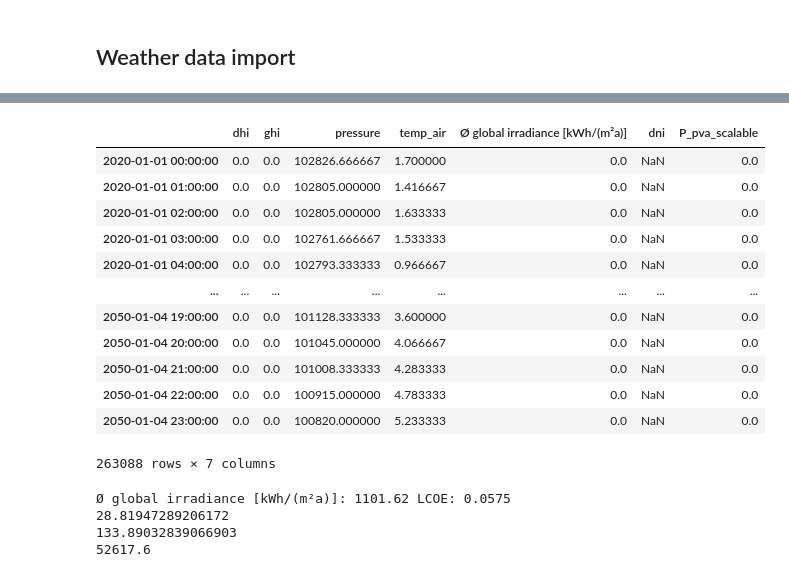
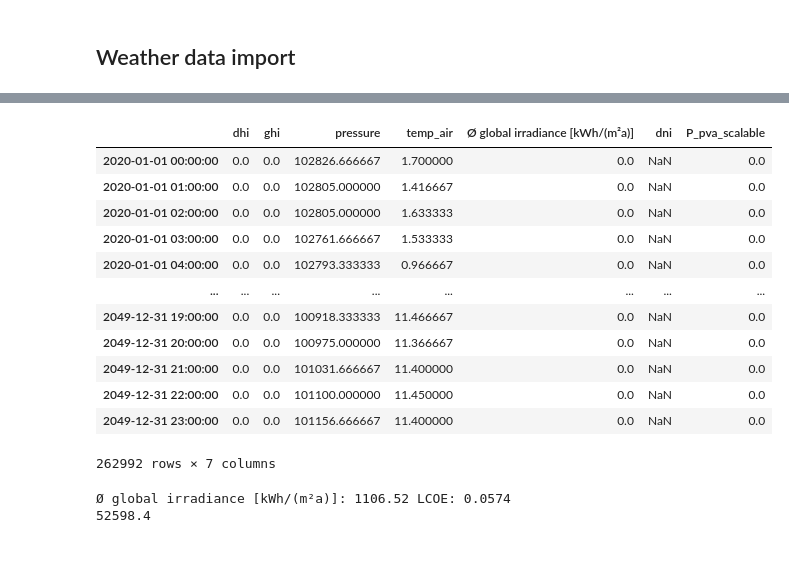
Before and after one commit to Lakim17/SERTS, a Jupyter notebook: pv_batt_opt.ipynb, the cells around one changed output, grey strips where cells are left out. Cells and saved outputs as stored; diff of their text form; code cells hidden in the pictures.

```diff
--- a/pv_batt_opt.ipynb
+++ b/pv_batt_opt.ipynb
@@ -29,10 +29,11 @@ from pyomo.opt import SolverFactory
 ## Load profile generation
 # %%
 # -- load profile
-#
-E_el_commercial = 0.45e12 # = 0.45 TWh
-E_el_agriculture = 0.15e12 # = 0.15 TWh
-E_el_households = 0.4e12 # = 0.4 TWh
+# demand
+E_el_total = 1e12 # 1 TWh
+E_el_commercial = 0.45 * E_el_total # = 0.45 TWh
+E_el_agriculture = 0.15 * E_el_total # = 0.15 TWh
+E_el_households = 0.4 * E_el_total # = 0.4 TWh
 
 # load profiles
 dict_demand_year = {}
@@ -128,7 +114,7 @@ dict_error = {}
 list_str_location = ["North", "South", "Center"]
 indexdiff_one_year = 6 * 24 * 365 # number of indices per year - leap year neglected, since shift of 10 minutes has only small influence
 list_df_location = [df_north, df_south, df_center] # temporary list for iteration, will be overwritten at the end of the loop
-list_years = ["2020", "2021", "2022", "2023", "2024"] # cleaning for each year, based on the other years
+list_years = ["2020", "2021", "2022", "2023", "2024"] # cleaning for each year, based on the other years ########################################################################### 2024 COULD BE DELETED
 list_colnames = df_north.columns.astype(str)[1:] # north is used here, but the column names apply to all stations
 for i, df_location in enumerate(list_df_location): # iteration through all location
     dict_error_measurement = {}
@@ -161,8 +147,10 @@ for i, df_location in enumerate(list_df_location): # iteration through all locat
     df_location["dhi"] *= (10000 / 600) # Conversion factor from J/(cm² * 10min) to avg W/(m²)
     df_location["pressure"] *= 100 # Conversion factor hPa to Pa
     df_location["Ø global irradiance [kWh/(m²a)]"] = df_location["ghi"] * 8.76 # Conversion factor from W/(m²) to kWh/(m²a)
+    # reduce data set to 4 years (to be able to repeat the data periodically with respect to the leap year) and resample data on hours
+    df_location = df_location.resample("h").mean()
+    df_location = df_location.loc[:"2023-12-31 23:00:00"]
     # overwrites the element in the list that stores the data frames
-    df_location = df_location.resample("h").mean()
     list_df_location[i] = df_location
 
 # vizualisation for missing values in the weather data sets
@@ -173,7 +161,7 @@ df_error = df_error.rename(index={
     "PP_10": "ambient pressure",
     "TT_10": "temperature at 2 m AGL" # above ground level
 })
-df_error.index.name = "missing values in data set"
+df_error.index.name = "missing values in data set (5 years)"
 display(df_error)
 # %% [output]
 |  | North | South | Center |
@@ -364,26 +306,25 @@ display(df_pva.round(2))
 # %%
-# -- stretch data frame to have 30 years ( life span of pv-system in frauenhofer calculation)
+# -- periodally repeat data frame to have 30 years (life span of pv-system in frauenhofer calculation)
 for i, df in enumerate(list_df_location):
-    if df.index[-1].year == 2024:
-        df = pd.concat([df] * 6)
+    if df.index[-1].year == 2023:
+        df = pd.concat(([df] * 7) + [df.loc[:"2021-12-31 23:00:00"]]) # overall 4 years times 7.5 = 30 years
         df.index = pd.date_range(start="2020-01-01", periods=len(df), freq="h")
         list_df_location[i] = df
-
-list_df_location[0]
+list_df_location[0].loc["2023-12-31 20:00:00":"2024-01-01 03:00:00"]
 # %% [output]
 |  | dhi | ghi | pressure | temp_air | Ø global irradiance [kWh/(m²a)] | dni | P_pva_scalable |
 | 2020-01-01 00:00:00 | 0.0 | 0.0 | 102826.666667 | 1.700000 | 0.0 | NaN | 0.0 |
 | 2020-01-01 01:00:00 | 0.0 | 0.0 | 102805.000000 | 1.416667 | 0.0 | NaN | 0.0 |
 | 2020-01-01 02:00:00 | 0.0 | 0.0 | 102805.000000 | 1.633333 | 0.0 | NaN | 0.0 |
 | 2020-01-01 03:00:00 | 0.0 | 0.0 | 102761.666667 | 1.533333 | 0.0 | NaN | 0.0 |
 | 2020-01-01 04:00:00 | 0.0 | 0.0 | 102793.333333 | 0.966667 | 0.0 | NaN | 0.0 |
 | ... | ... | ... | ... | ... | ... | ... | ... |
-| 2050-01-04 19:00:00 | 0.0 | 0.0 | 101128.333333 | 3.600000 | 0.0 | NaN | 0.0 |
-| 2050-01-04 20:00:00 | 0.0 | 0.0 | 101045.000000 | 4.066667 | 0.0 | NaN | 0.0 |
-| 2050-01-04 21:00:00 | 0.0 | 0.0 | 101008.333333 | 4.283333 | 0.0 | NaN | 0.0 |
-| 2050-01-04 22:00:00 | 0.0 | 0.0 | 100915.000000 | 4.783333 | 0.0 | NaN | 0.0 |
-| 2050-01-04 23:00:00 | 0.0 | 0.0 | 100820.000000 | 5.233333 | 0.0 | NaN | 0.0 |
+| 2049-12-31 19:00:00 | 0.0 | 0.0 | 100918.333333 | 11.466667 | 0.0 | NaN | 0.0 |
+| 2049-12-31 20:00:00 | 0.0 | 0.0 | 100975.000000 | 11.366667 | 0.0 | NaN | 0.0 |
+| 2049-12-31 21:00:00 | 0.0 | 0.0 | 101031.666667 | 11.400000 | 0.0 | NaN | 0.0 |
+| 2049-12-31 22:00:00 | 0.0 | 0.0 | 101100.000000 | 11.450000 | 0.0 | NaN | 0.0 |
+| 2049-12-31 23:00:00 | 0.0 | 0.0 | 101156.666667 | 11.400000 | 0.0 | NaN | 0.0 |
-263088 rows × 7 columns
+262992 rows × 7 columns
 # %%
 # -- define dicts that store the results for multiple optimization processes
 dict_results_overview = {}
@@ -417,28 +358,16 @@ print("Ø global irradiance [kWh/(m²a)]:", irr_pva, "LCOE:", LCOE_pva.round(4))
 # - cost battery
 cost_bat = 464 # €/kWh, cost for capacity ~1-10 MWh
 cost_bat_with_exchange = cost_bat * 1.3 # Frauenhofer: batterie exchange cost = 30 % of first investment (interest respected)
-#löschen!!
-WACC_bat = 0.025 # Frauenhofer
-CRF_bat = (WACC_bat * (1 + WACC_bat) ** 30) / ((1 + WACC_bat) ** 30 - 1) # Kapitalwiedergewinnungsfaktor
-annuity_bat = (cost_bat_with_exchange) * CRF_bat # Annuität ~ 28.82 €/kWh
-print(annuity_bat)
-NPV_bat_5y = 0 # initialisierter Nettobarwert für for-Schleife
-for year in range(1, 6):
-    NPV_bat_5y += annuity_bat / ((1 + WACC_bat) ** year) # Nettobarwert der Batteriekosten für 5 Jahre 133.89 €/kWh
-print(NPV_bat_5y)
-#löschen!!
 
 # - factors
 WACC_pva = 0.035
 factor_conv = 1 / 1000 # conversion Wh to kWh
 factor_discount = (1 / (1 + WACC_pva))
-factor_bat_EPR = 2 # energy power ratio, 2 to fully charge or discharge
+factor_bat_EPR = 2 # energy power ratio, 2 h to fully charge or discharge
 factor_bat_eff = 0.90 ** 0.5 # 90% efficiency of battery, symmetrical distribution for charging and discharging
 count_timestemps_year = len(list_df_location[0]) / 5
 print(count_timestemps_year)
 # %% [output]
-Ø global irradiance [kWh/(m²a)]: 1101.62 LCOE: 0.0575
-28.81947289206172
-133.89032839066903
-52617.6
+Ø global irradiance [kWh/(m²a)]: 1106.52 LCOE: 0.0574
+52598.4
 # %%
```
Also changed, not shown: parts of 8 cells of this notebook, 1 other file.
